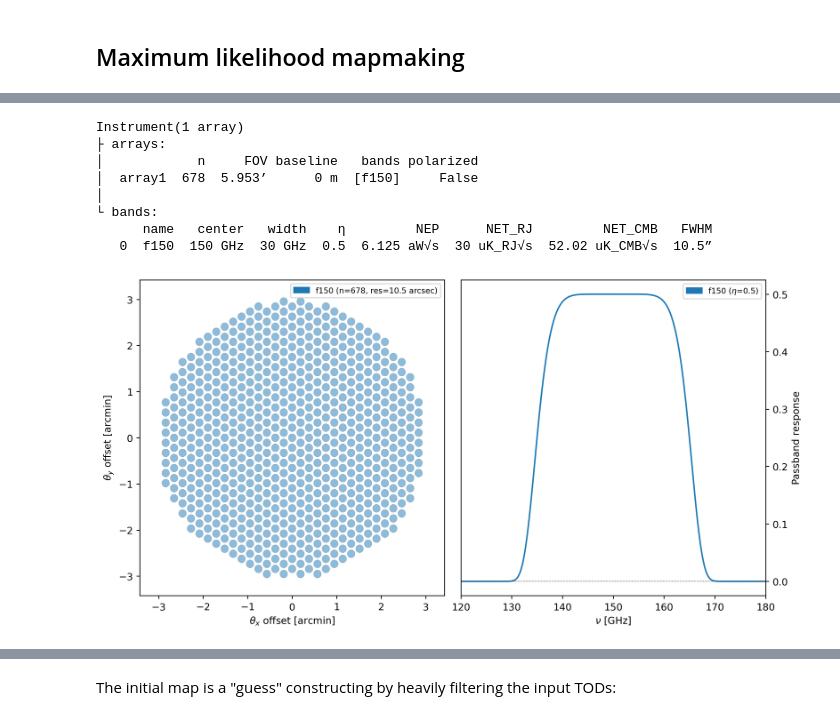
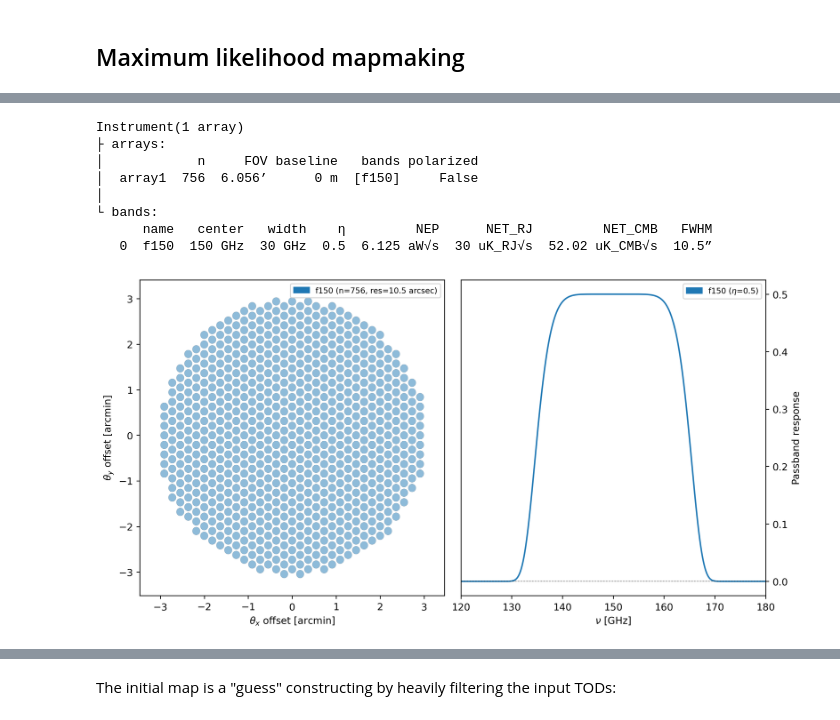
Before and after one commit to thomaswmorris/maria, a Jupyter notebook: tutorials/maximum-likelihood-mapper.ipynb, the cells around one changed output, grey strips where cells are left out. Drawn from its saved outputs; the diff is of its cells as text; code cells hidden in the pictures.

```diff
--- a/tutorials/maximum-likelihood-mapper.ipynb
+++ b/tutorials/maximum-likelihood-mapper.ipynb
@@ -52,34 +50,34 @@ chunk
 # %%
 # import maria
 from maria.instrument import Band
 
 f150 = Band(
     center=150e9,
     width=30e9,
     NET_RJ=30e-6,
     knee=1e1,
     gain_error=2e-2)
 
 array = {"field_of_view": 0.1,
-         "beam_spacing": 1.25,
+         "beam_spacing": 1.2,
          "primary_size": 50,
          "shape": "circle",
          "bands": [f150]}
 
 instrument = maria.get_instrument(array=array)
 
 print(instrument)
 instrument.plot()
 # %% [output]
 Instrument(1 array)
 ├ arrays:
 │            n     FOV baseline   bands polarized
-│  array1  678  5.953’      0 m  [f150]     False
+│  array1  756  6.056’      0 m  [f150]     False
 │
 └ bands:
       name   center   width    η         NEP      NET_RJ         NET_CMB   FWHM
    0  f150  150 GHz  30 GHz  0.5  6.125 aW√s  30 uK_RJ√s  52.02 uK_CMB√s  10.5”
-[figure, old version]
+[figure, new version]
 # %%
 sim = maria.Simulation(
     instrument,
```
Also changed, not shown: parts of 7 cells of this notebook, 47 other files.
